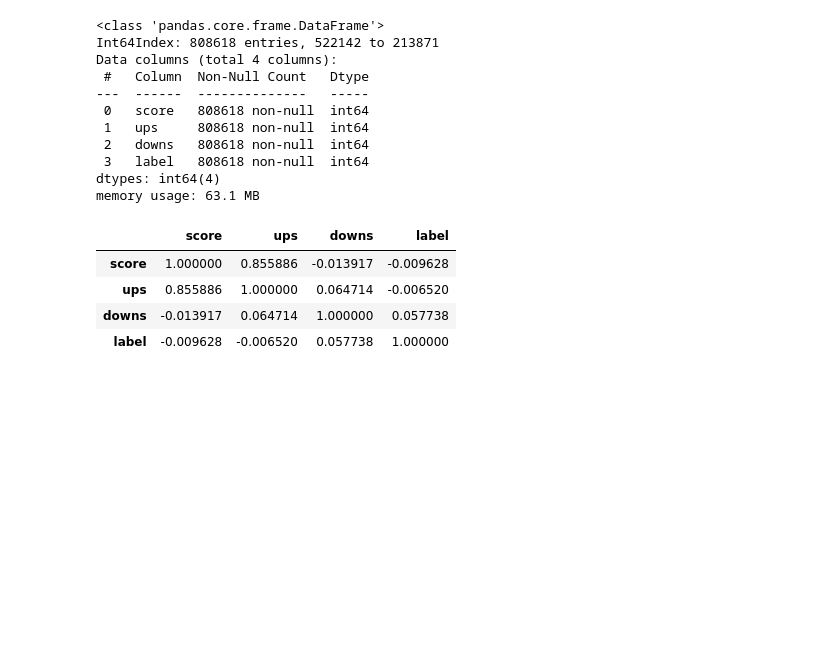
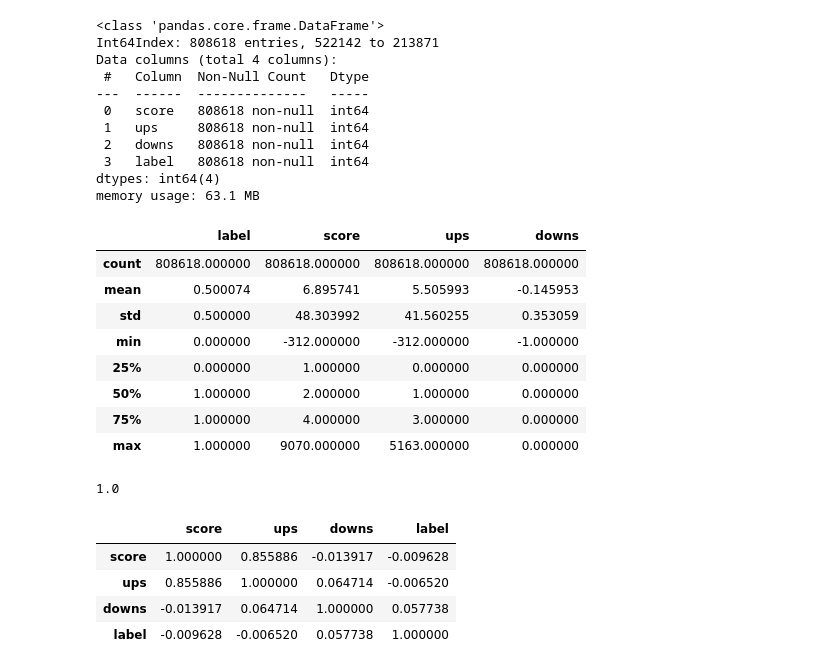
Before and after one commit to brianellis1997/Sarcasm_Detection, a Jupyter notebook: DS_440_Traditional_Models.ipynb, the cells around one changed output. Drawn from its saved outputs; the diff is of its cells as text; code cells hidden in the pictures; blank space fills up the shorter version.

```diff
--- a/DS_440_Traditional_Models.ipynb
+++ b/DS_440_Traditional_Models.ipynb
@@ -72,6 +75,3 @@ train_bal['label'].value_counts()
 Name: label, dtype: int64
 # %% [markdown]
 We can see our dataset is balanced.
-# %%
-train_bal = train_bal[-train_bal['comment'].isnull()]
-train_bal.info()
@@ -98,8 +77,0 @@ memory usage: 84.8+ MB
-# %%
-df_shuffled = train_bal.sample(frac=1, random_state=22)  # Shuffle data
-
-# Split into train and test (80% train, 20% test)
-train_bal, test_bal = train_test_split(df_shuffled, test_size=0.2, random_state=22)
-
-print(train_bal.shape)
-print(test_bal.shape)
@@ -865,6 +526,22 @@ for col1 in voting_corr.columns:
     for col2 in voting_corr.index:
         corr, p_value = pearsonr(Votes[col1], Votes[col2])
         p_values.loc[col1, col2] = p_value
+# %%
+train_bal.describe()
+# %% [output]
+|  | label | score | ups | downs |
+| count | 808618.000000 | 808618.000000 | 808618.000000 | 808618.000000 |
+| mean | 0.500074 | 6.895741 | 5.505993 | -0.145953 |
+| std | 0.500000 | 48.303992 | 41.560255 | 0.353059 |
+| min | 0.000000 | -312.000000 | -312.000000 | -1.000000 |
+| 25% | 0.000000 | 1.000000 | 0.000000 | 0.000000 |
+| 50% | 1.000000 | 2.000000 | 1.000000 | 0.000000 |
+| 75% | 1.000000 | 4.000000 | 3.000000 | 0.000000 |
+| max | 1.000000 | 9070.000000 | 5163.000000 | 0.000000 |
+# %%
+train_bal['ups'].median()
+# %% [output]
+1.0
 # %%
 voting_corr
 # %% [output]
```
Also changed, not shown: parts of 62 cells of this notebook.
